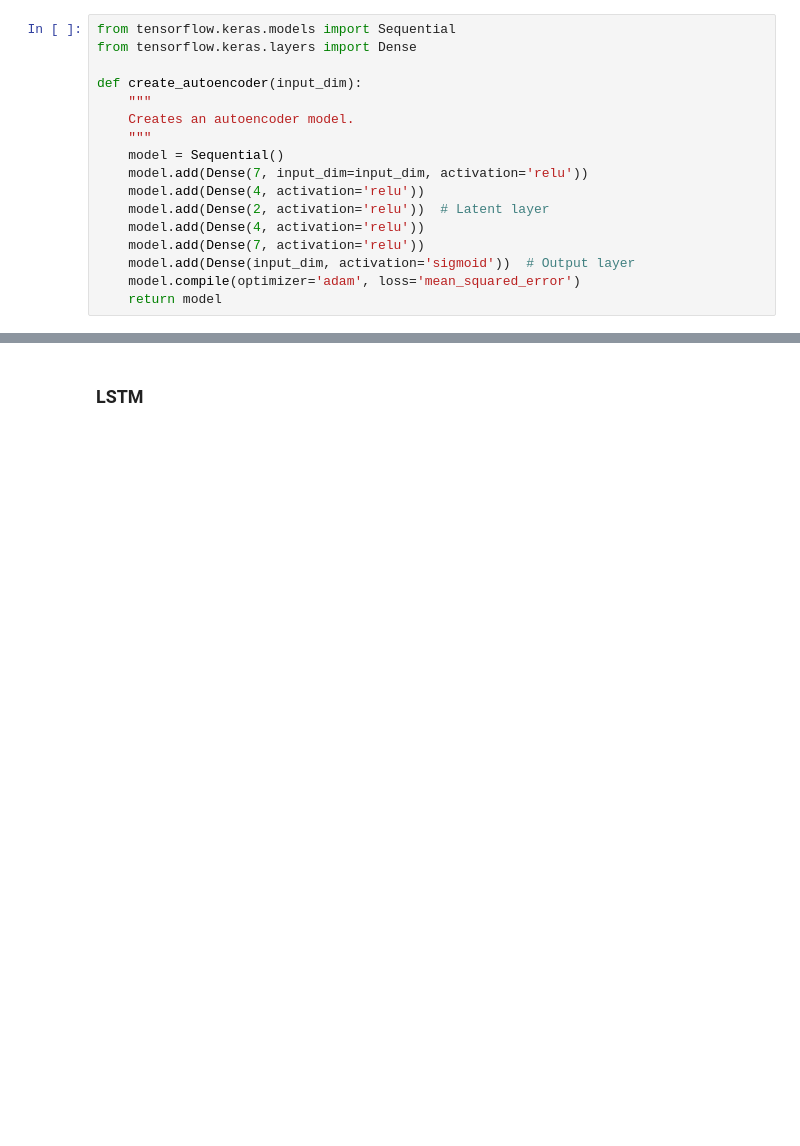
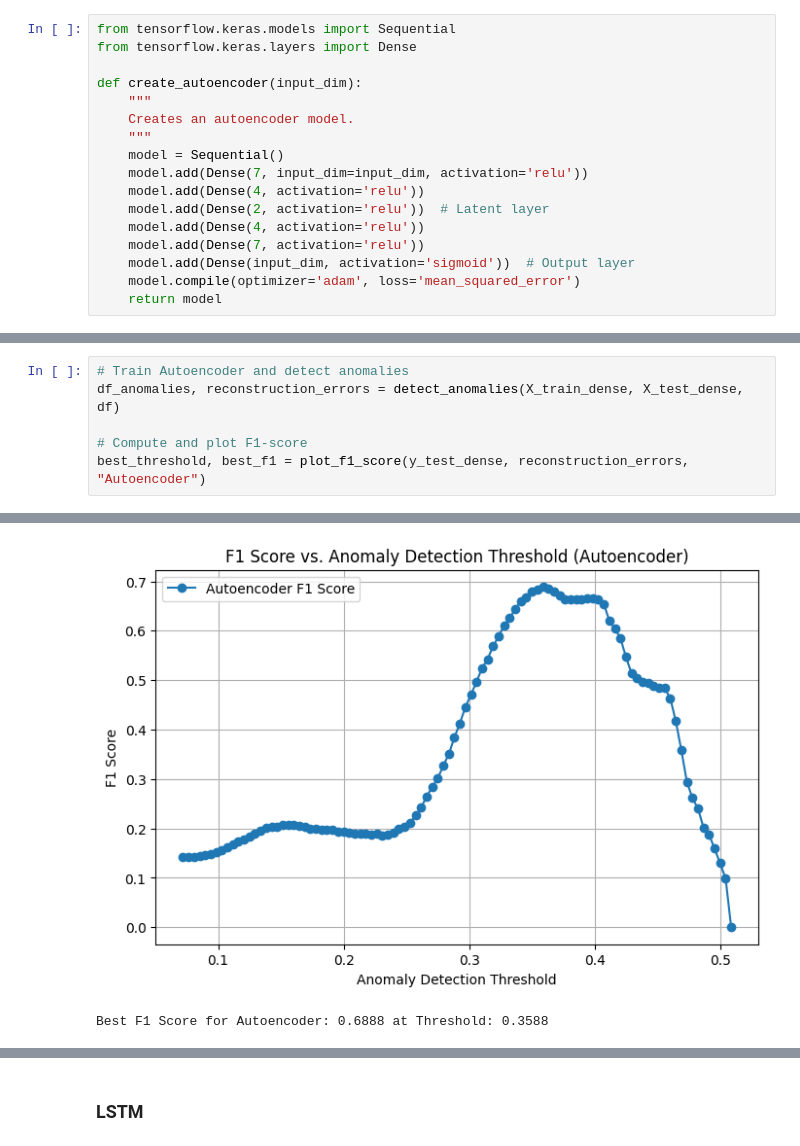
Before and after one commit to Rodauv/MaintenaSense-Final-Project, a Jupyter notebook: 03_anomaly_detection_assessment.ipynb, the cells around one changed output, grey strips where cells are left out. Drawn from its saved outputs; the diff is of its cells as text; blank space fills up the shorter version.

```diff
--- a/03_anomaly_detection_assessment.ipynb
+++ b/03_anomaly_detection_assessment.ipynb
@@ -234,0 +187,7 @@ ValueError: Length of values (90720) does not match length of index (220320)
+# %%
+# Train Autoencoder and detect anomalies
+df_anomalies, reconstruction_errors = detect_anomalies(X_train_dense, X_test_dense, df)
+
+# Compute and plot F1-score
+best_threshold, best_f1 = plot_f1_score(y_test_dense, reconstruction_errors, "Autoencoder")
+# %% [output]
@@ -235,3 +211,5 @@ ValueError: Length of values (90720) does not match length of index (220320)
+[figure, added]
+Best F1 Score for Autoencoder: 0.6888 at Threshold: 0.3588
 # %%
 show_anomaly_distribution(df,df_anomalies,df_error)
 # %% [output]
```
Also changed, not shown: parts of 13 cells of this notebook, 22 other files.
